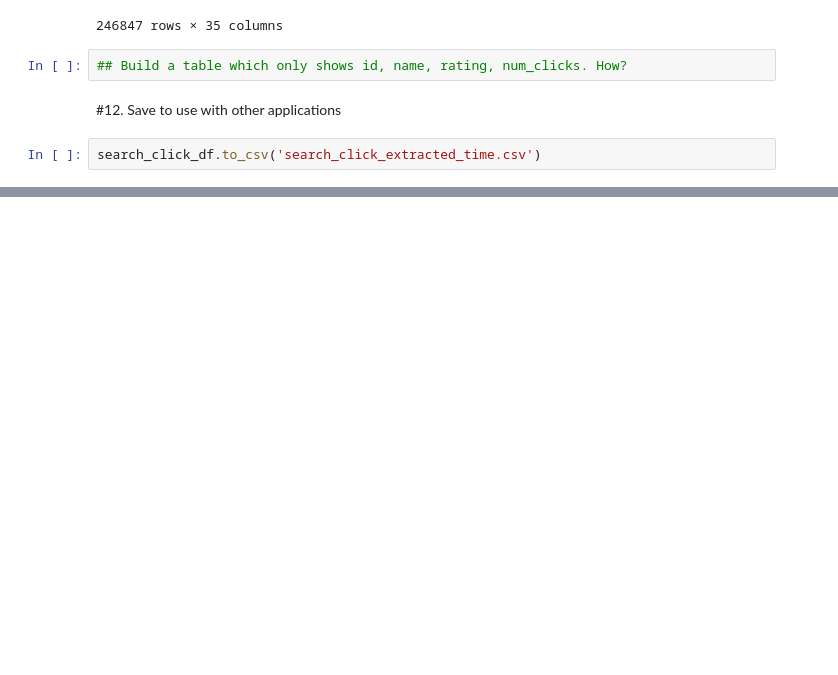
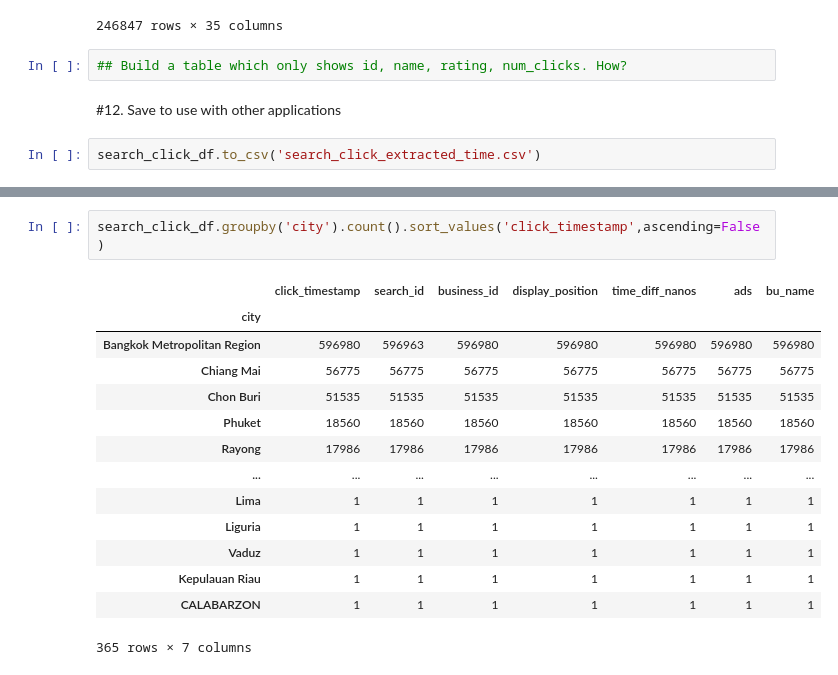
Before and after one commit to patsawut555/kku_data_mining, a Jupyter notebook: Pandas_101.ipynb, the cells around one changed output, grey strips where cells are left out. Cells and saved outputs as stored; diff of their text form; blank space fills up the shorter version.

```diff
--- a/Pandas_101.ipynb
+++ b/Pandas_101.ipynb
@@ -603,0 +698,17 @@ jupyter nbconvert "Basic ELT with Pandas.ipynb" --to pdf
+# %%
+search_click_df.groupby('city').count().sort_values('click_timestamp',ascending=False)
+# %% [output]
+|  | click_timestamp | search_id | business_id | display_position | time_diff_nanos | ads | bu_name |
+| city |  |  |  |  |  |  |  |
+| Bangkok Metropolitan Region | 596980 | 596963 | 596980 | 596980 | 596980 | 596980 | 596980 |
+| Chiang Mai | 56775 | 56775 | 56775 | 56775 | 56775 | 56775 | 56775 |
+| Chon Buri | 51535 | 51535 | 51535 | 51535 | 51535 | 51535 | 51535 |
+| Phuket | 18560 | 18560 | 18560 | 18560 | 18560 | 18560 | 18560 |
+| Rayong | 17986 | 17986 | 17986 | 17986 | 17986 | 17986 | 17986 |
+| ... | ... | ... | ... | ... | ... | ... | ... |
+| Lima | 1 | 1 | 1 | 1 | 1 | 1 | 1 |
+| Liguria | 1 | 1 | 1 | 1 | 1 | 1 | 1 |
+| Vaduz | 1 | 1 | 1 | 1 | 1 | 1 | 1 |
+| Kepulauan Riau | 1 | 1 | 1 | 1 | 1 | 1 | 1 |
+| CALABARZON | 1 | 1 | 1 | 1 | 1 | 1 | 1 |
+365 rows × 7 columns
```
Also changed, not shown: parts of 12 cells of this notebook.
